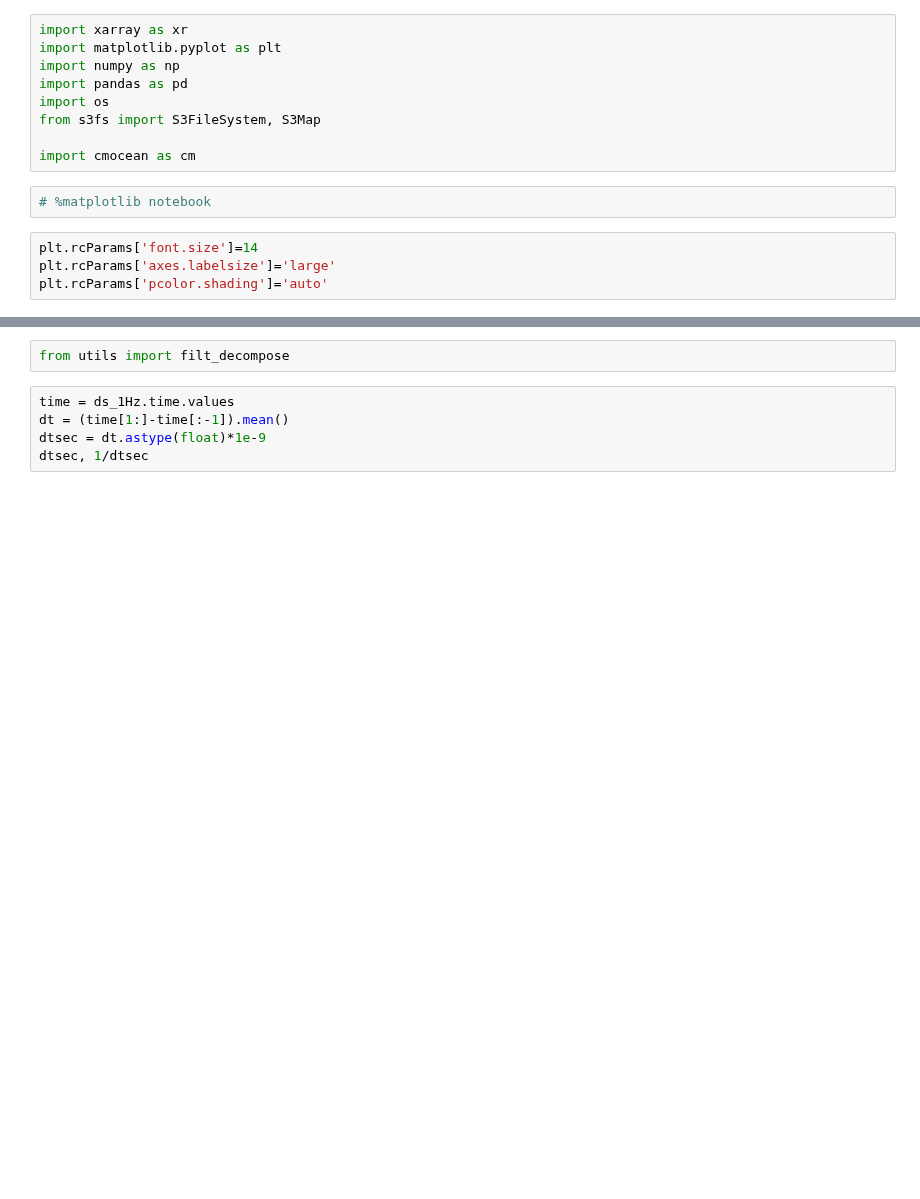
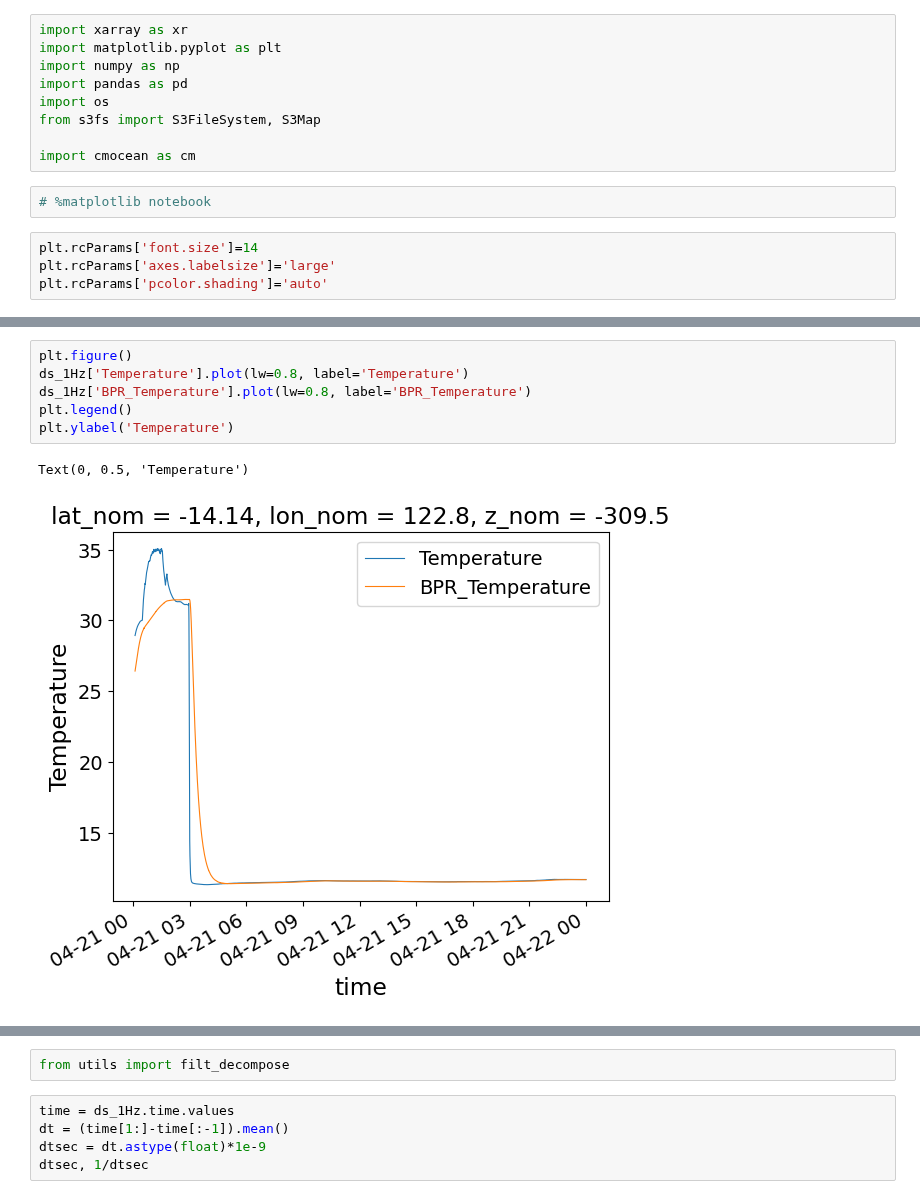
Before and after one commit to TIDE-ITRH/swot_adac_naust, a Jupyter notebook: NOTEBOOKS/play_w_bpr.ipynb, the cells around one changed output, grey strips where cells are left out. Cells and saved outputs as stored; diff of their text form; blank space fills up the shorter version.

```diff
--- a/NOTEBOOKS/play_w_bpr.ipynb
+++ b/NOTEBOOKS/play_w_bpr.ipynb
@@ -27,3 +48,12 @@ ds_1Hz = ds.isel(time=slice(None,None,16)).sel(time=slice('2023-04-22 00:00:00',
+# %%
+plt.figure()
+ds_1Hz['Temperature'].plot(lw=0.8, label='Temperature')
+ds_1Hz['BPR_Temperature'].plot(lw=0.8, label='BPR_Temperature')
+plt.legend()
+plt.ylabel('Temperature')
+# %% [output]
+Text(0, 0.5, 'Temperature')
+[figure, added]
 # %%
 plt.figure()
 ds_1Hz['BPR_Pressure'].plot(lw=0.2)
```
Also changed, not shown: parts of 3 cells of this notebook, 6 other files.
